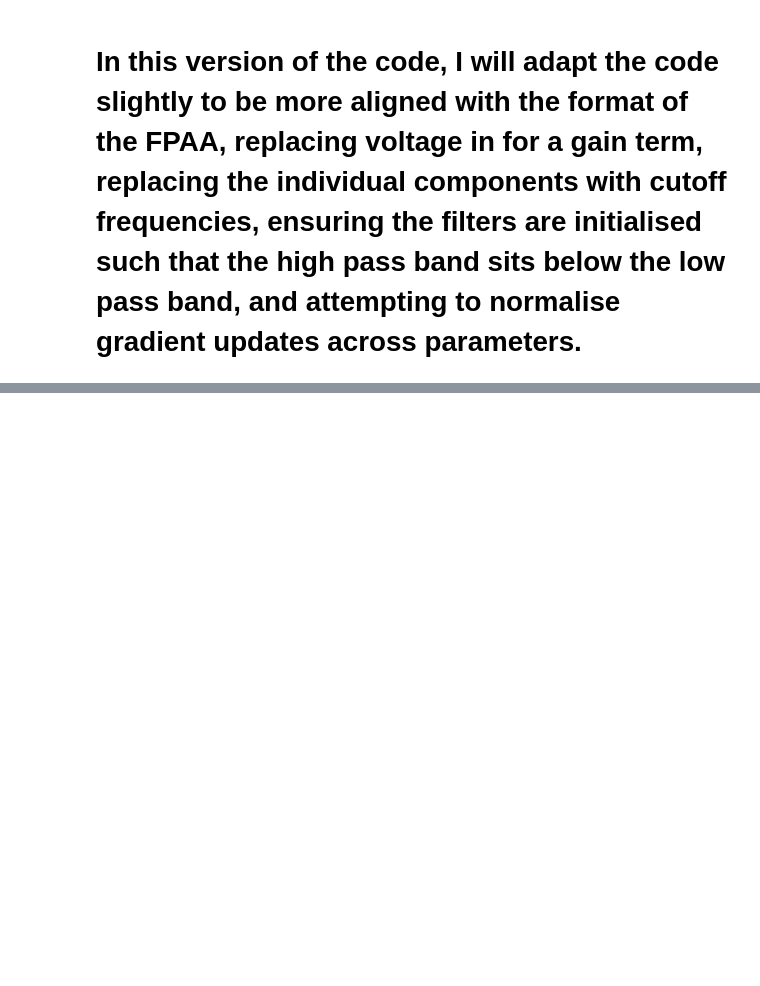
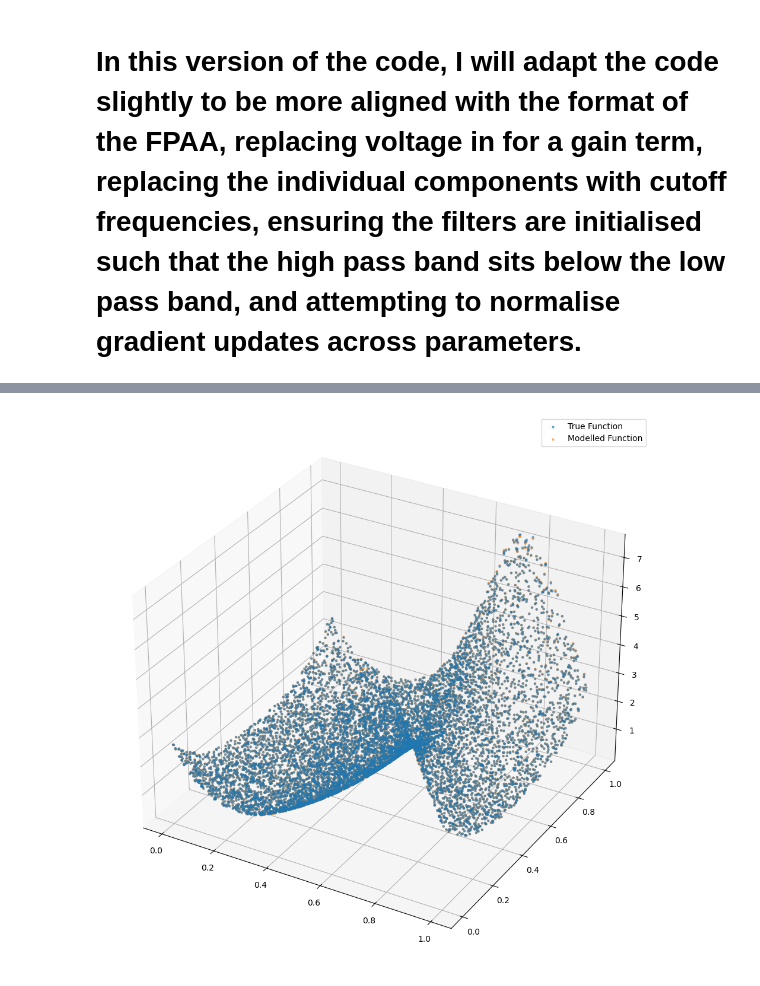
Before and after one commit to ianvidamour/PhyKAN, a Jupyter notebook: RC Filter KAN-V2.ipynb, the cells around one changed output, grey strips where cells are left out. Saved outputs shown, nothing was run; the diff lists cells and outputs as text; code cells hidden in the pictures; blank space fills up the shorter version.

```diff
--- a/RC Filter KAN-V2.ipynb
+++ b/RC Filter KAN-V2.ipynb
@@ -133,0 +162,12 @@ plt.show()
+# %%
+# Now for a 2D function instead:
+f = lambda x: torch.exp(torch.sin(torch.pi*x[:,[0]]) + x[:,[1]]**2)
+# %%
+model = PhyKAN([2, 1, 1], 8)
+
+for i in range(100000):
+    Xs = torch.rand(1000, 2)
+    Ys = f(2*(Xs-0.5))
+    loss = model.train(Xs, Ys)
+    if i%10000 == 0:
+        print(loss)
@@ -133,0 +185,19 @@ plt.show()
+# %%
+# Visualise the results in 3D:
+fig = plt.figure(figsize=(12, 12))
+ax = fig.add_subplot(projection='3d')
+
+xs = torch.rand(10000, 2)
+y_true = f(2*(xs-0.5))
+y_pred = model.forward(xs)
+
+xs = xs.numpy()
+y_true = y_true.numpy()
+y_pred = y_pred.cpu().detach().numpy()
+
+ax.scatter(xs[:, 0], xs[:, 1], y_true, label='True Function', alpha=0.5, s=5)
+ax.scatter(xs[:, 0], xs[:, 1], y_pred, label='Modelled Function', alpha=0.5, s=5)
+plt.legend()
+plt.show()
+# %% [output]
+[figure, added]
```
Also changed, not shown: parts of 9 cells of this notebook.
